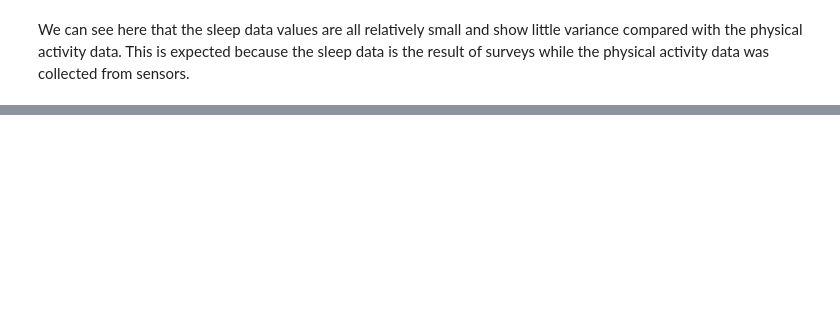
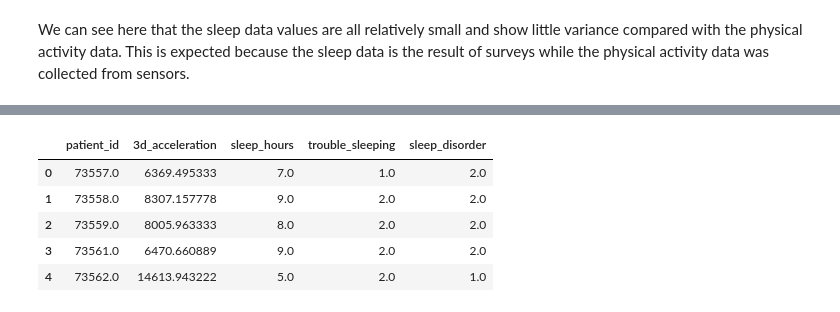
Before and after one commit to spencerbertsch1/DS4H, a Jupyter notebook: notebooks/DS4H_EDA.ipynb, the cells around one changed output, grey strips where cells are left out. Cells and saved outputs as stored; diff of their text form; code cells hidden in the pictures; blank space fills up the shorter version.

```diff
--- a/notebooks/DS4H_EDA.ipynb
+++ b/notebooks/DS4H_EDA.ipynb
@@ -328,0 +339,12 @@ We can see here that the sleep data values are all relatively small and show lit
+# %%
+df = df_joined[['patient_id', '3d_acceleration', 'sleep_hours',  'trouble_sleeping',  'sleep_disorder']]
+df_grouped = df.groupby(['patient_id'])[['3d_acceleration', 'sleep_hours',  'trouble_sleeping',  'sleep_disorder']].mean()
+df_grouped = df_grouped.reset_index()
+df_grouped.head()
+# %% [output]
+|  | patient_id | 3d_acceleration | sleep_hours | trouble_sleeping | sleep_disorder |
+| 0 | 73557.0 | 6369.495333 | 7.0 | 1.0 | 2.0 |
+| 1 | 73558.0 | 8307.157778 | 9.0 | 2.0 | 2.0 |
+| 2 | 73559.0 | 8005.963333 | 8.0 | 2.0 | 2.0 |
+| 3 | 73561.0 | 6470.660889 | 9.0 | 2.0 | 2.0 |
+| 4 | 73562.0 | 14613.943222 | 5.0 | 2.0 | 1.0 |
```
Also changed, not shown: parts of 9 cells of this notebook.
